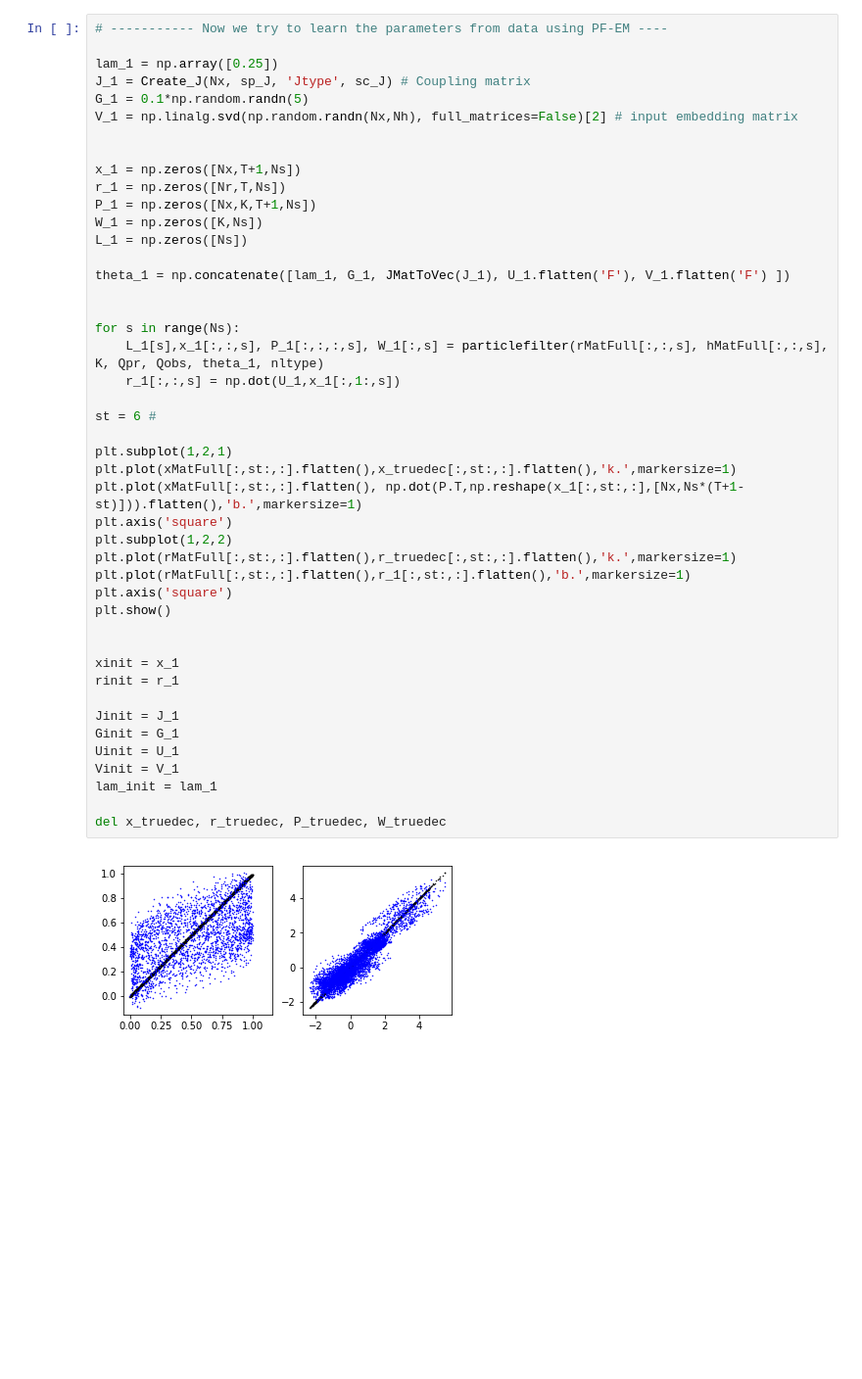
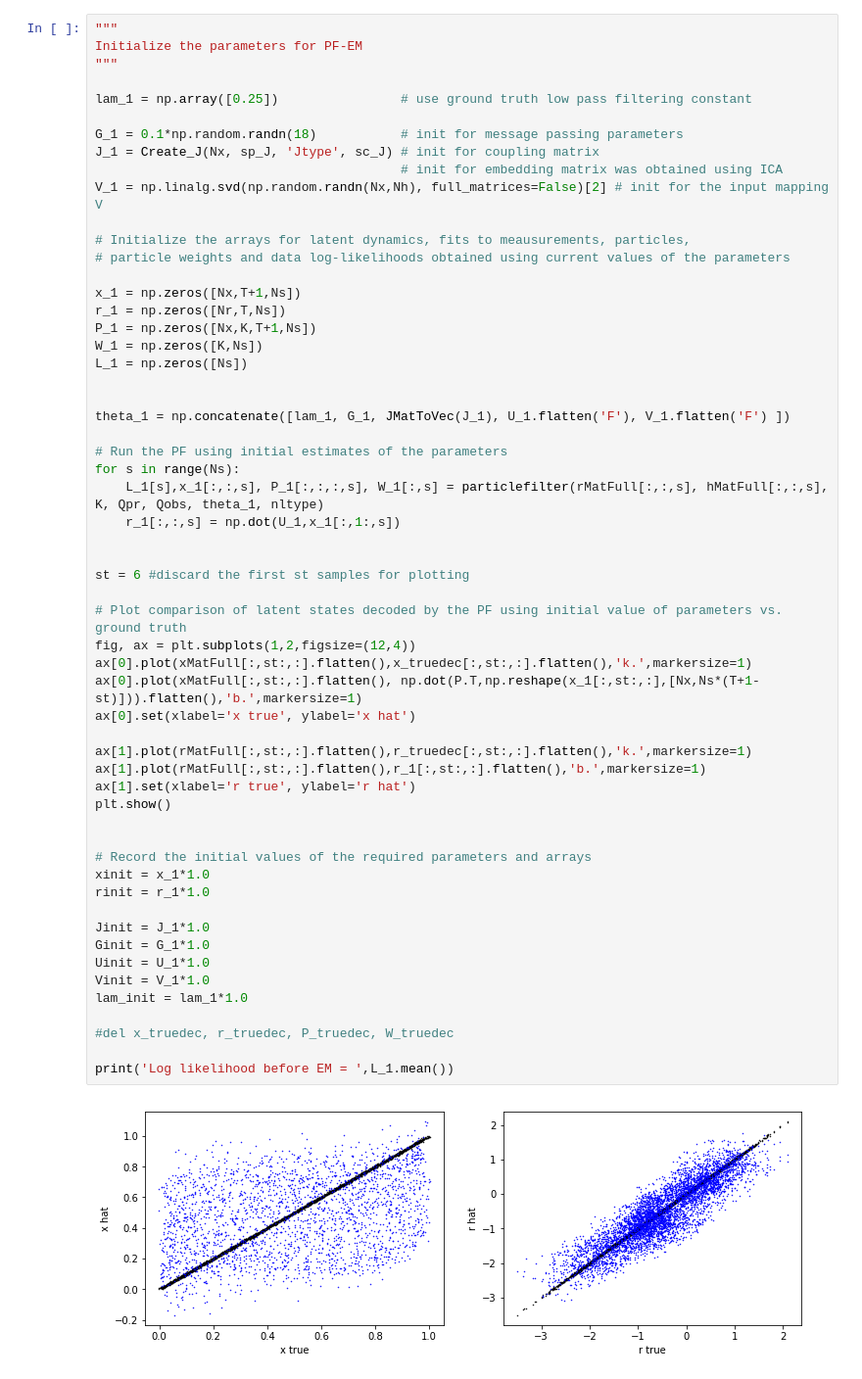
Before and after one commit to rajdbz11/Particle-EM-for-NeuralTAP-PY, a Jupyter notebook: ParticleEMScript.ipynb, the cells around one changed output. Shown: that part at 98% size. Drawn from its saved outputs; the diff is of its cells as text; blank space fills up the shorter version.

Commit message:
Updated Particle EM script to handle G with 18 parameters. Also created two scripts corresponding to two RNN modeld to generate neural activity.

```diff
--- a/ParticleEMScript.ipynb
+++ b/ParticleEMScript.ipynb
@@ -133,47 +133,59 @@ for s in range(Ns):
 # %%
-# ----------- Now we try to learn the parameters from data using PF-EM ----
+"""
+Initialize the parameters for PF-EM
+"""
 
-lam_1 = np.array([0.25])
-J_1 = Create_J(Nx, sp_J, 'Jtype', sc_J) # Coupling matrix
-G_1 = 0.1*np.random.randn(5)
-V_1 = np.linalg.svd(np.random.randn(Nx,Nh), full_matrices=False)[2] # input embedding matrix
+lam_1 = np.array([0.25])                # use ground truth low pass filtering constant
 
+G_1 = 0.1*np.random.randn(18)           # init for message passing parameters
+J_1 = Create_J(Nx, sp_J, 'Jtype', sc_J) # init for coupling matrix
+                                        # init for embedding matrix was obtained using ICA
+V_1 = np.linalg.svd(np.random.randn(Nx,Nh), full_matrices=False)[2] # init for the input mapping V
+
+# Initialize the arrays for latent dynamics, fits to meausurements, particles,
+# particle weights and data log-likelihoods obtained using current values of the parameters
 
 x_1 = np.zeros([Nx,T+1,Ns])
 r_1 = np.zeros([Nr,T,Ns])
 P_1 = np.zeros([Nx,K,T+1,Ns])
 W_1 = np.zeros([K,Ns])
 L_1 = np.zeros([Ns])
 
+
 theta_1 = np.concatenate([lam_1, G_1, JMatToVec(J_1), U_1.flatten('F'), V_1.flatten('F') ])
 
-
+# Run the PF using initial estimates of the parameters
 for s in range(Ns):
     L_1[s],x_1[:,:,s], P_1[:,:,:,s], W_1[:,s] = particlefilter(rMatFull[:,:,s], hMatFull[:,:,s], K, Qpr, Qobs, theta_1, nltype)
     r_1[:,:,s] = np.dot(U_1,x_1[:,1:,s])
 
-st = 6 #
 
-plt.subplot(1,2,1)
-plt.plot(xMatFull[:,st:,:].flatten(),x_truedec[:,st:,:].flatten(),'k.',markersize=1)
-plt.plot(xMatFull[:,st:,:].flatten(), np.dot(P.T,np.reshape(x_1[:,st:,:],[Nx,Ns*(T+1-st)])).flatten(),'b.',markersize=1)
-plt.axis('square')
-plt.subplot(1,2,2)
-plt.plot(rMatFull[:,st:,:].flatten(),r_truedec[:,st:,:].flatten(),'k.',markersize=1)
-plt.plot(rMatFull[:,st:,:].flatten(),r_1[:,st:,:].flatten(),'b.',markersize=1)
-plt.axis('square')
+st = 6 #discard the first st samples for plotting
+
+# Plot comparison of latent states decoded by the PF using initial value of parameters vs. ground truth
+fig, ax = plt.subplots(1,2,figsize=(12,4))
+ax[0].plot(xMatFull[:,st:,:].flatten(),x_truedec[:,st:,:].flatten(),'k.',markersize=1)
+ax[0].plot(xMatFull[:,st:,:].flatten(), np.dot(P.T,np.reshape(x_1[:,st:,:],[Nx,Ns*(T+1-st)])).flatten(),'b.',markersize=1)
+ax[0].set(xlabel='x true', ylabel='x hat')
+
+ax[1].plot(rMatFull[:,st:,:].flatten(),r_truedec[:,st:,:].flatten(),'k.',markersize=1)
+ax[1].plot(rMatFull[:,st:,:].flatten(),r_1[:,st:,:].flatten(),'b.',markersize=1)
+ax[1].set(xlabel='r true', ylabel='r hat')
 plt.show()
 
 
-xinit = x_1
-rinit = r_1
+# Record the initial values of the required parameters and arrays
+xinit = x_1*1.0
+rinit = r_1*1.0
 
-Jinit = J_1
-Ginit = G_1
-Uinit = U_1
-Vinit = V_1
-lam_init = lam_1
+Jinit = J_1*1.0
+Ginit = G_1*1.0
+Uinit = U_1*1.0
+Vinit = V_1*1.0
+lam_init = lam_1*1.0
 
-del x_truedec, r_truedec, P_truedec, W_truedec
+#del x_truedec, r_truedec, P_truedec, W_truedec
+
+print('Log likelihood before EM = ',L_1.mean())
 # %% [output]
-[figure, old version]
+[figure, new version]
```
Also changed, not shown: parts of 10 cells of this notebook, 3 other files.
